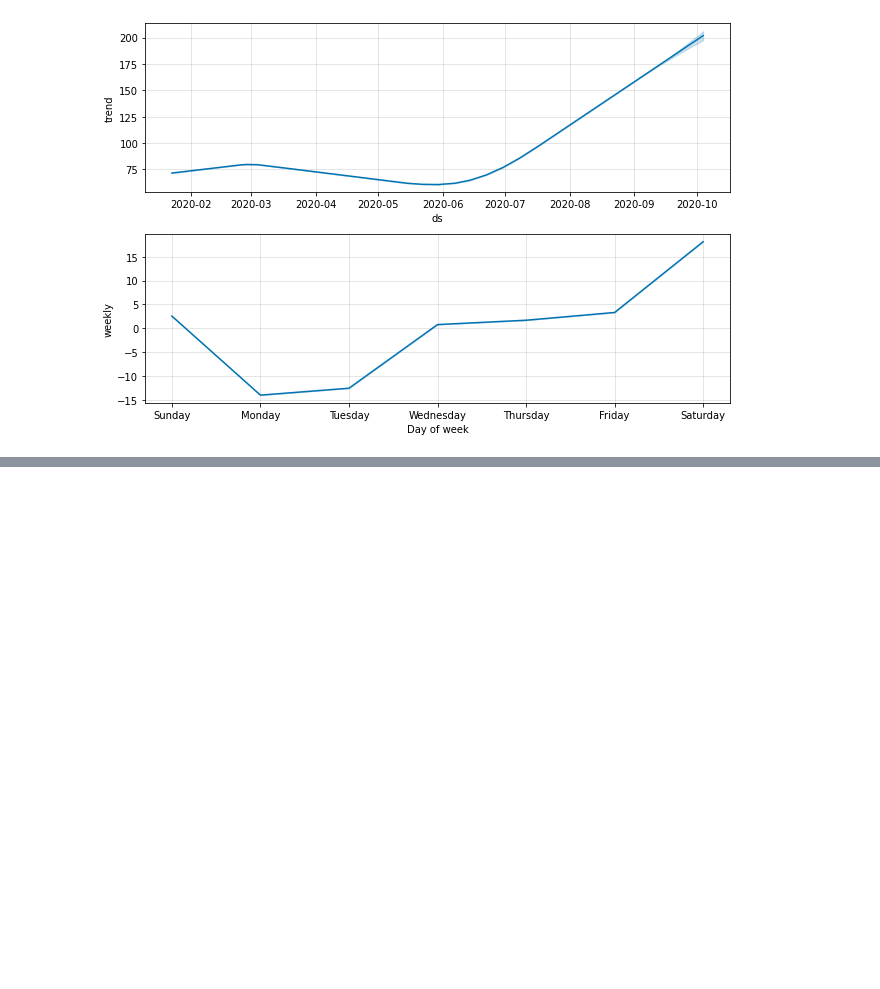
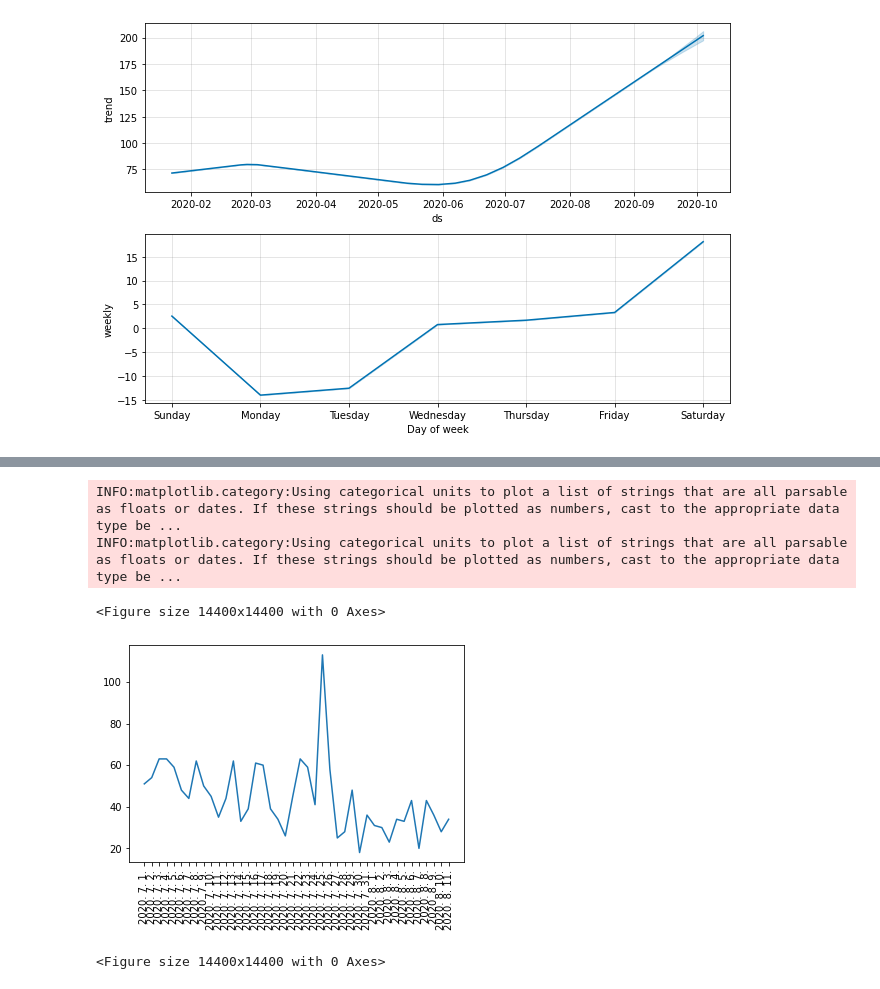
Before and after one commit to Lagom92/covid_visualize, a Jupyter notebook: note/코로나 데이터 예측.ipynb, the cells around one changed output, grey strips where cells are left out. Saved outputs shown, nothing was run; the diff lists cells and outputs as text; code cells hidden in the pictures; blank space fills up the shorter version.

```diff
--- a/note/코로나 데이터 예측.ipynb
+++ b/note/코로나 데이터 예측.ipynb
@@ -125,0 +172,12 @@ m.plot_components(forecast)
+# %%
+#dataframe값들로 확진자 증감 시도표 그리기
+# (7/1-8/11)
+plt.plot(df.iloc[182:224,0],df.iloc[182:224,1])
+plt.xticks(rotation=90)
+plt.figure(figsize=(200,200))
+# %% [output]
+INFO:matplotlib.category:Using categorical units to plot a list of strings that are all parsable as floats or dates. If these strings should be plotted as numbers, cast to the appropriate data type be ...
+INFO:matplotlib.category:Using categorical units to plot a list of strings that are all parsable as floats or dates. If these strings should be plotted as numbers, cast to the appropriate data type be ...
+<Figure size 14400x14400 with 0 Axes>
+[figure, added]
+<Figure size 14400x14400 with 0 Axes>
```
Also changed, not shown: parts of 19 cells of this notebook.
